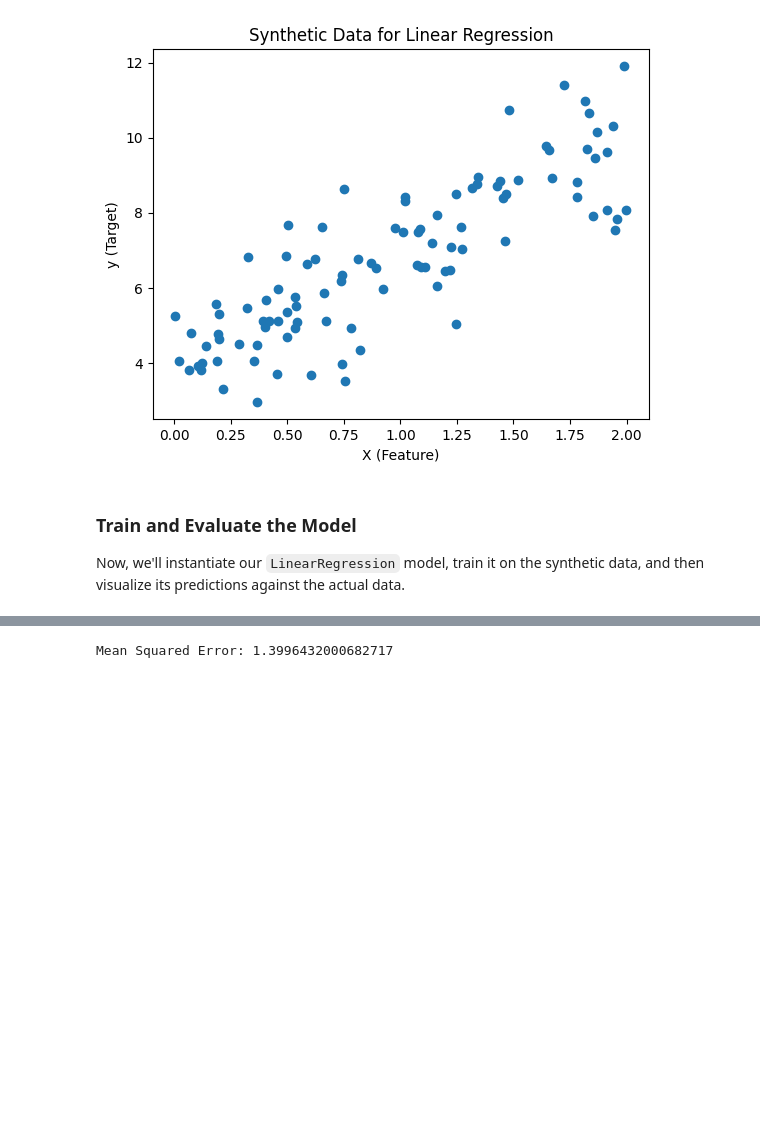
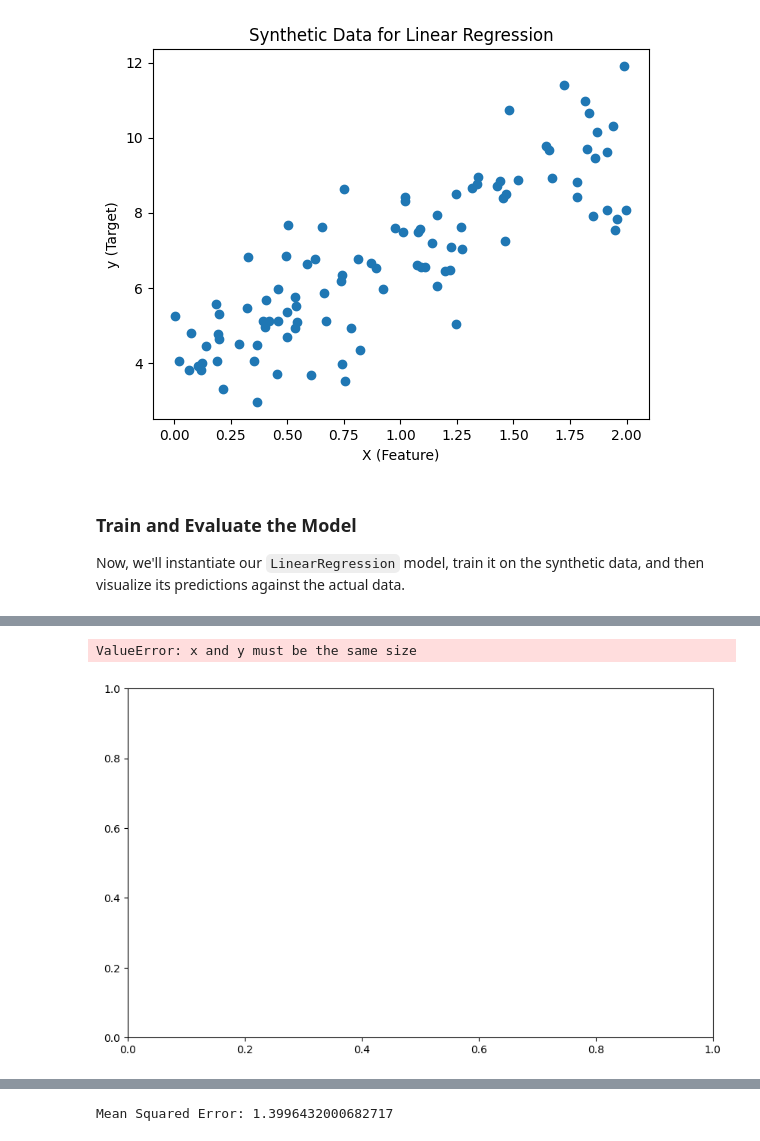
Before and after one commit to amit-sahu-a11y/ML_projects_for_practice, a Jupyter notebook: model_optimization.ipynb, the cells around one changed output, grey strips where cells are left out. Saved outputs shown, nothing was run; the diff lists cells and outputs as text; code cells hidden in the pictures; blank space fills up the shorter version.

```diff
--- a/model_optimization.ipynb
+++ b/model_optimization.ipynb
@@ -84,0 +85,16 @@ Learned bias: 4.560260744535049
+# %%
+# Calculate residuals
+residuals = y.flatten() - y_pred
+
+# Plot residuals against predicted values
+plt.figure(figsize=(10, 6))
+plt.scatter(y_pred, residuals, alpha=0.7)
+plt.axhline(y=0, color='r', linestyle='--')
+plt.xlabel('Predicted Values')
+plt.ylabel('Residuals')
+plt.title('Residuals vs. Predicted Values')
+plt.grid(True, linestyle='--', alpha=0.7)
+plt.show()
+# %% [output]
+ValueError: x and y must be the same size
+[figure, added]
```
Also changed, not shown: parts of 2 cells of this notebook.
